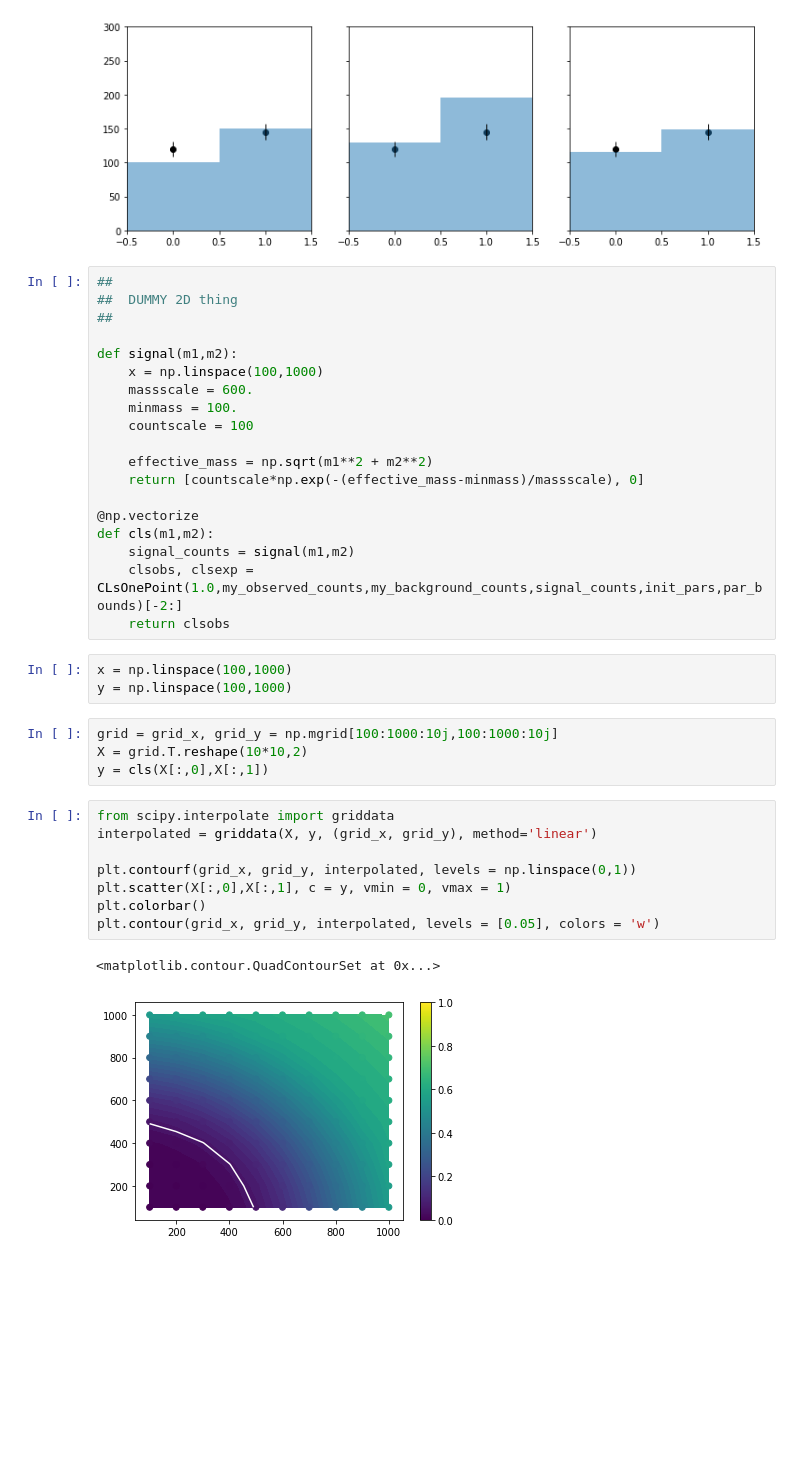
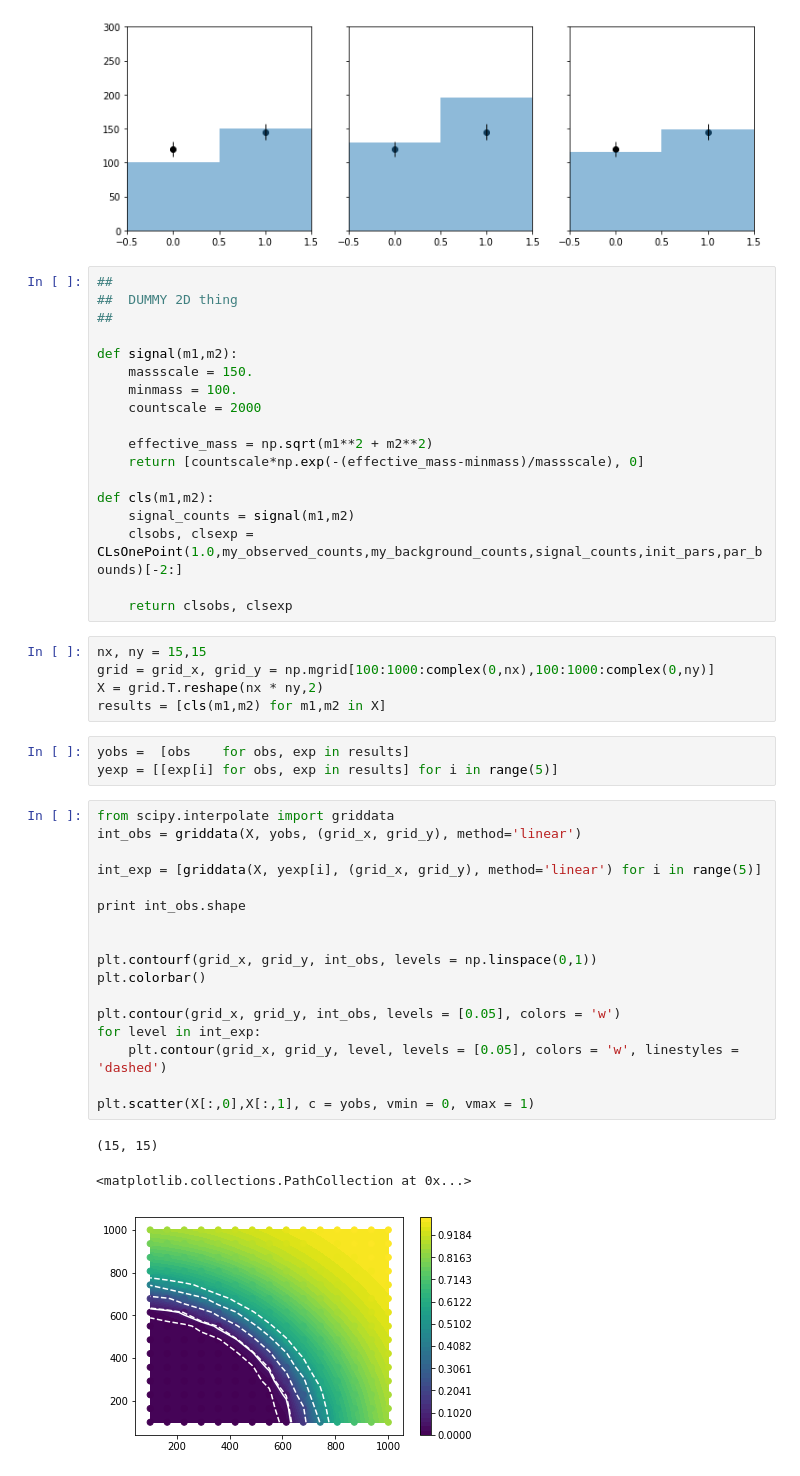
Before and after one commit to scikit-hep/pyhf, a Jupyter notebook: examples/notebooks/multiBinPois.ipynb, the cells around one changed output. Saved outputs shown, nothing was run; the diff lists cells and outputs as text; blank space fills up the shorter version.

```diff
--- a/examples/notebooks/multiBinPois.ipynb
+++ b/examples/notebooks/multiBinPois.ipynb
@@ -139,34 +139,44 @@ plt.ylim(0,300)
 ##
 
 def signal(m1,m2):
-    x = np.linspace(100,1000)
-    massscale = 600.
+    massscale = 150.
     minmass = 100.
-    countscale = 100
+    countscale = 2000
 
     effective_mass = np.sqrt(m1**2 + m2**2)
     return [countscale*np.exp(-(effective_mass-minmass)/massscale), 0]
 
-@np.vectorize
 def cls(m1,m2):
     signal_counts = signal(m1,m2)
     clsobs, clsexp = CLsOnePoint(1.0,my_observed_counts,my_background_counts,signal_counts,init_pars,par_bounds)[-2:]
-    return clsobs
+
+    return clsobs, clsexp
-# %%
-x = np.linspace(100,1000)
-y = np.linspace(100,1000)
 # %%
-grid = grid_x, grid_y = np.mgrid[100:1000:10j,100:1000:10j]
-X = grid.T.reshape(10*10,2)
-y = cls(X[:,0],X[:,1])
+nx, ny = 15,15
+grid = grid_x, grid_y = np.mgrid[100:1000:complex(0,nx),100:1000:complex(0,ny)]
+X = grid.T.reshape(nx * ny,2)
+results = [cls(m1,m2) for m1,m2 in X]
+# %%
+yobs =  [obs    for obs, exp in results]
+yexp = [[exp[i] for obs, exp in results] for i in range(5)]
 # %%
 from scipy.interpolate import griddata
-interpolated = griddata(X, y, (grid_x, grid_y), method='linear')
+int_obs = griddata(X, yobs, (grid_x, grid_y), method='linear')
 
-plt.contourf(grid_x, grid_y, interpolated, levels = np.linspace(0,1))
-plt.scatter(X[:,0],X[:,1], c = y, vmin = 0, vmax = 1)
+int_exp = [griddata(X, yexp[i], (grid_x, grid_y), method='linear') for i in range(5)]
+
+print int_obs.shape
+
+
+plt.contourf(grid_x, grid_y, int_obs, levels = np.linspace(0,1))
 plt.colorbar()
-plt.contour(grid_x, grid_y, interpolated, levels = [0.05], colors = 'w')
+
+plt.contour(grid_x, grid_y, int_obs, levels = [0.05], colors = 'w')
+for level in int_exp:
+    plt.contour(grid_x, grid_y, level, levels = [0.05], colors = 'w', linestyles = 'dashed')
+
+plt.scatter(X[:,0],X[:,1], c = yobs, vmin = 0, vmax = 1)
 # %% [output]
-<matplotlib.contour.QuadContourSet at 0x...>
+(15, 15)
+<matplotlib.collections.PathCollection at 0x...>
-[figure, old version]
+[figure, new version]
```
